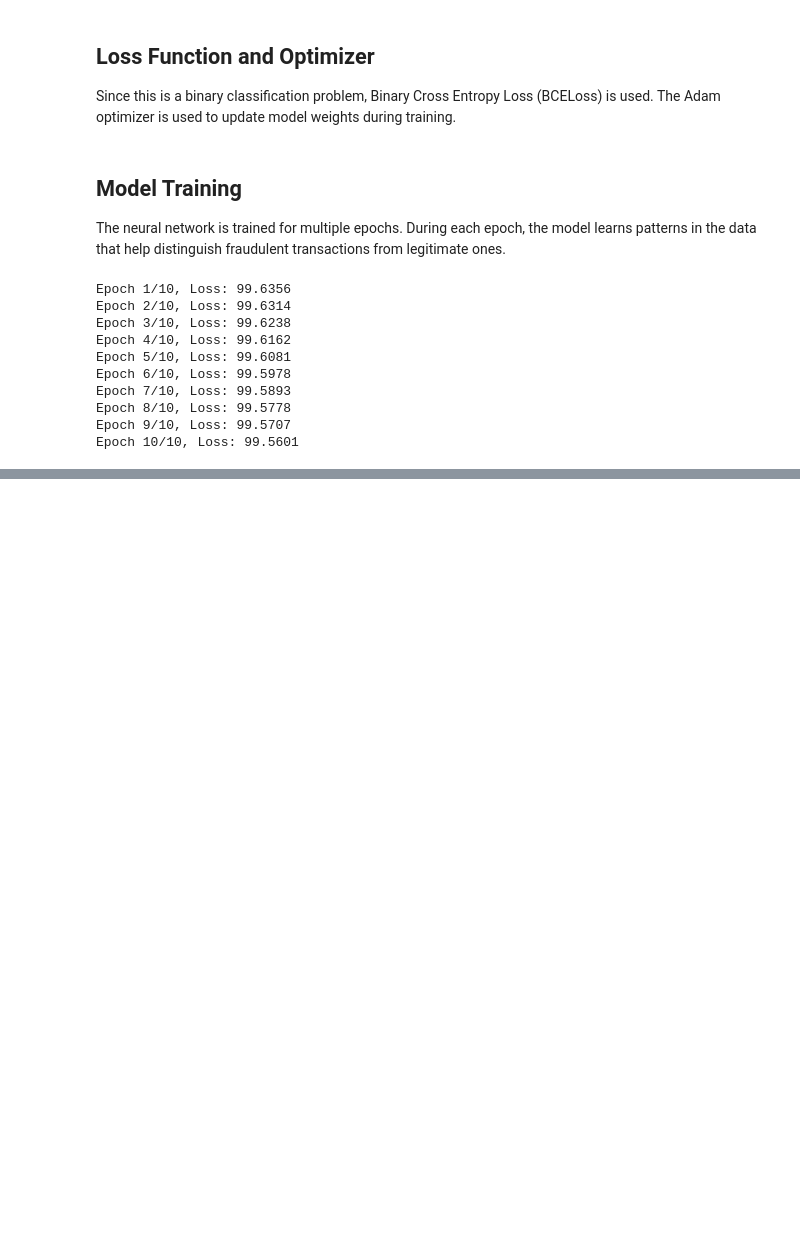
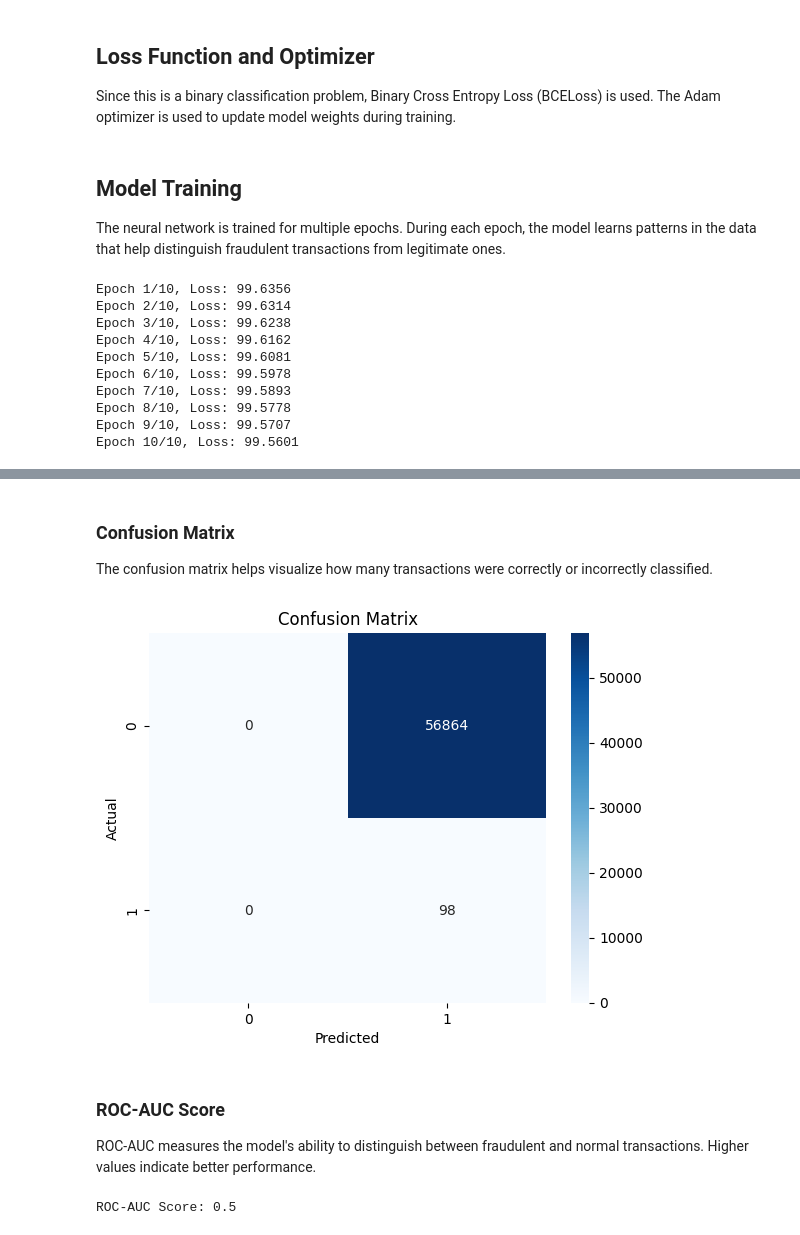
Before and after one commit to rishh19/-ML_pytorch-credit-fraud-detection, a Jupyter notebook: training.ipynb, the cells around one changed output, grey strips where cells are left out. Cells and saved outputs as stored; diff of their text form; code cells hidden in the pictures; blank space fills up the shorter version.

Commit message:
implement model evaluation with classification report and confusion matrix

```diff
--- a/training.ipynb
+++ b/training.ipynb
@@ -359,0 +365,3 @@ Epoch 10/10, Loss: 99.5601
+# %%
+with torch.no_grad():
+    y_pred = model(X_test_tensor)
@@ -359,0 +373,5 @@ Epoch 10/10, Loss: 99.5601
+# %%
+y_pred_class = (y_pred > 0.5).float()
+# %%
+y_pred_np = y_pred_class.numpy()
+y_test_np = y_test_tensor.numpy()
@@ -359,0 +396,29 @@ Epoch 10/10, Loss: 99.5601
+# %% [markdown]
+### Confusion Matrix
+
+The confusion matrix helps visualize how many transactions were correctly or incorrectly classified.
+# %%
+from sklearn.metrics import confusion_matrix
+
+cm = confusion_matrix(y_test_np, y_pred_np)
+
+sns.heatmap(cm, annot=True, fmt="d", cmap="Blues")
+plt.title("Confusion Matrix")
+plt.xlabel("Predicted")
+plt.ylabel("Actual")
+plt.show()
+# %% [output]
+[figure, added]
+# %% [markdown]
+### ROC-AUC Score
+
+ROC-AUC measures the model's ability to distinguish between fraudulent and normal transactions.
+Higher values indicate better performance.
+# %%
+from sklearn.metrics import roc_auc_score
+
+roc_score = roc_auc_score(y_test_np, y_pred_np)
+
+print("ROC-AUC Score:", roc_score)
+# %% [output]
+ROC-AUC Score: 0.5
```
Also changed, not shown: parts of 4 cells of this notebook.
